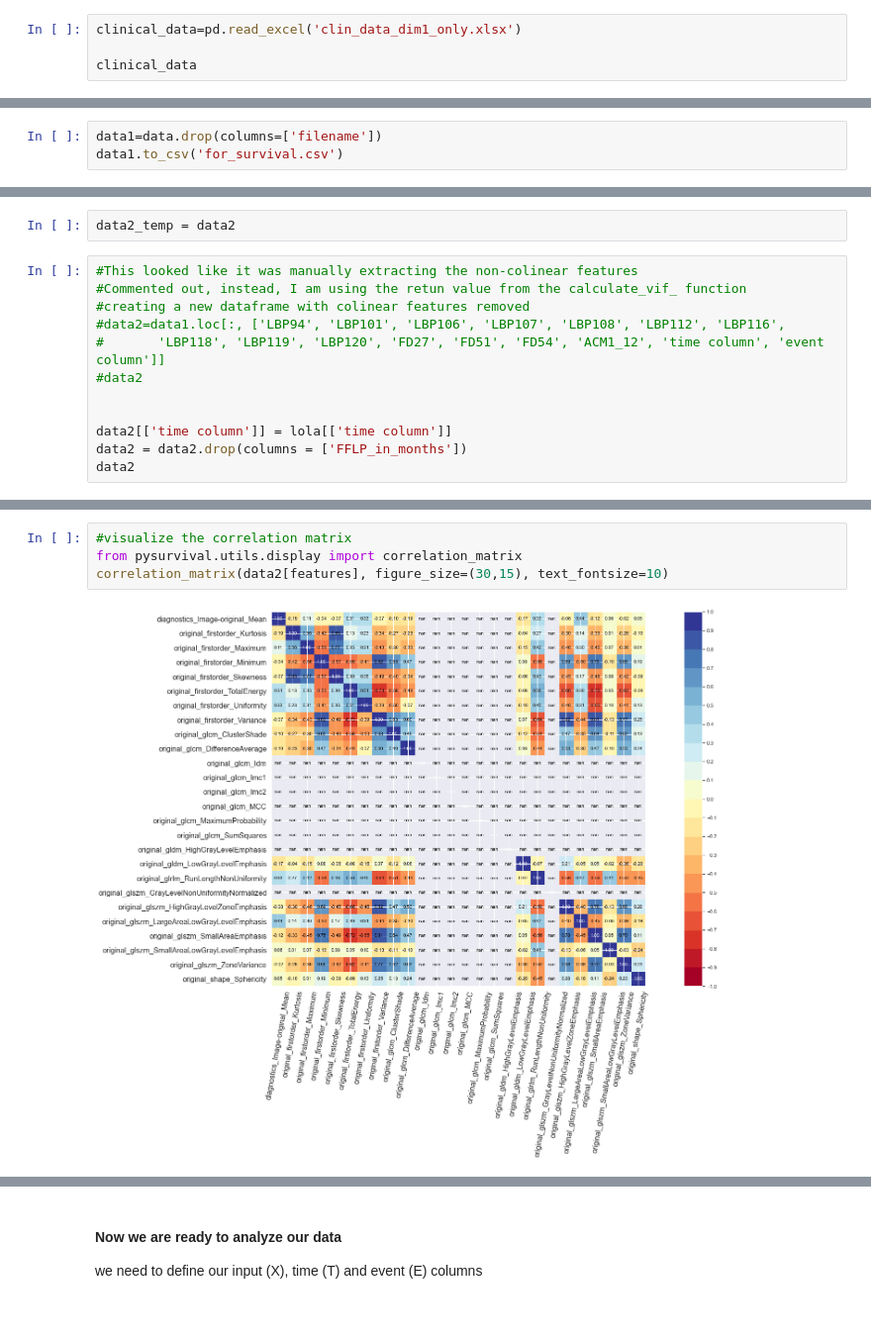
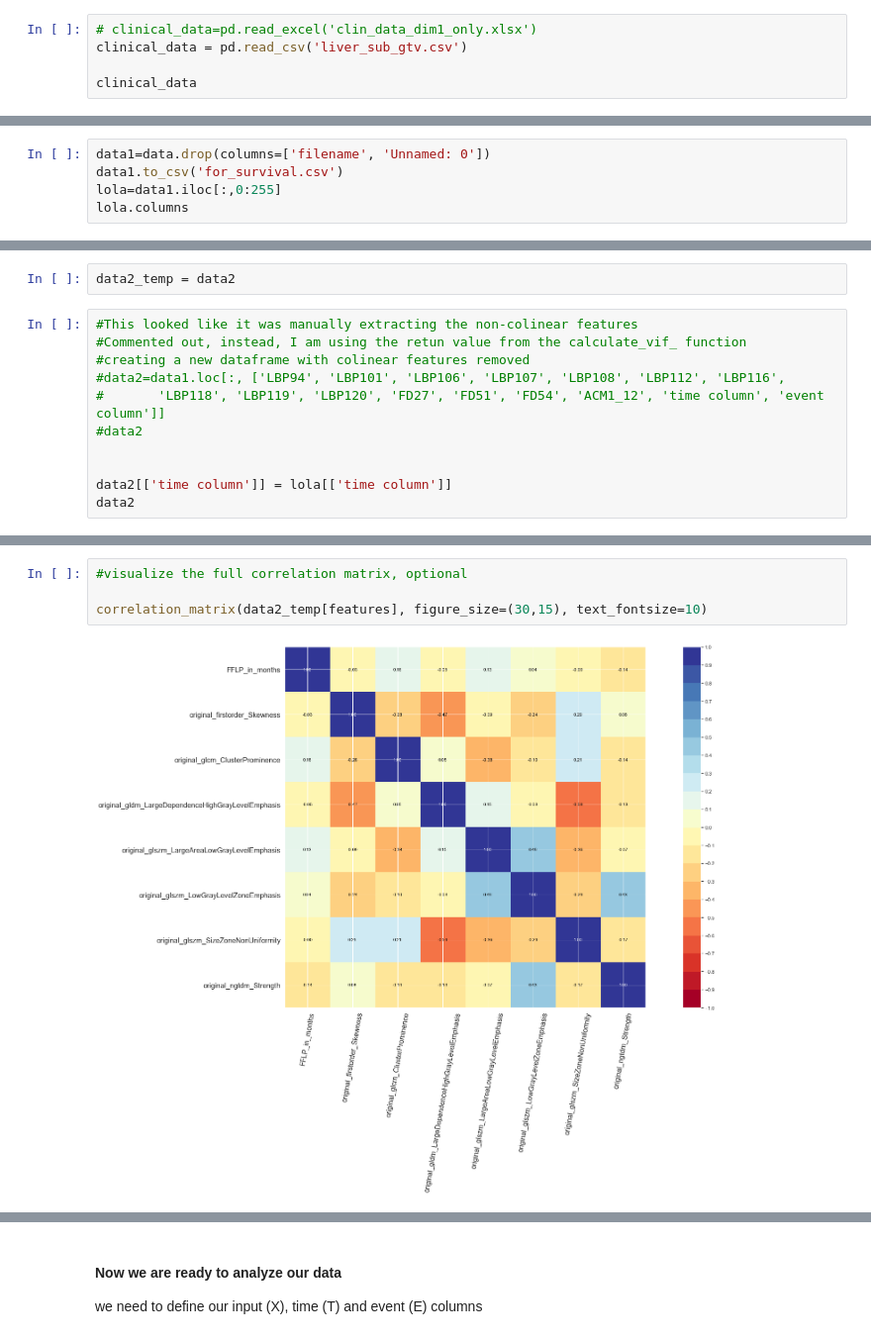
Before and after one commit to ricky-hu/liver_mets, a Jupyter notebook: random_forest.ipynb, the cells around one changed output, grey strips where cells are left out. Shown at 99% size. Cells and saved outputs as stored; diff of their text form.

```diff
--- a/random_forest.ipynb
+++ b/random_forest.ipynb
@@ -26,7 +28,8 @@ stats.chisqprob = lambda chisq, df: stats.chi2.sf(chisq, df)
 # %% [markdown]
 ### using the panda reader import your file where the data is contained
 # %%
-clinical_data=pd.read_excel('clin_data_dim1_only.xlsx')
+# clinical_data=pd.read_excel('clin_data_dim1_only.xlsx')
+clinical_data = pd.read_csv('liver_sub_gtv.csv')
 
 clinical_data
 # %% [output]
@@ -83,3 +86,5 @@ data
 # %%
-data1=data.drop(columns=['filename'])
+data1=data.drop(columns=['filename', 'Unnamed: 0'])
 data1.to_csv('for_survival.csv')
+lola=data1.iloc[:,0:255]
+lola.columns
@@ -197,6 +199,5 @@ data2_temp = data2
 
 
 data2[['time column']] = lola[['time column']]
-data2 = data2.drop(columns = ['FFLP_in_months'])
 data2
 # %% [output]
@@ -241,6 +233,6 @@ features
 # %%
-#visualize the correlation matrix
-from pysurvival.utils.display import correlation_matrix
-correlation_matrix(data2[features], figure_size=(30,15), text_fontsize=10)
+#visualize the full correlation matrix, optional
+
+correlation_matrix(data2_temp[features], figure_size=(30,15), text_fontsize=10)
 # %% [output]
-[figure, old version]
+[figure, new version]
```
Also changed, not shown: parts of 27 cells of this notebook, 1 other file.
